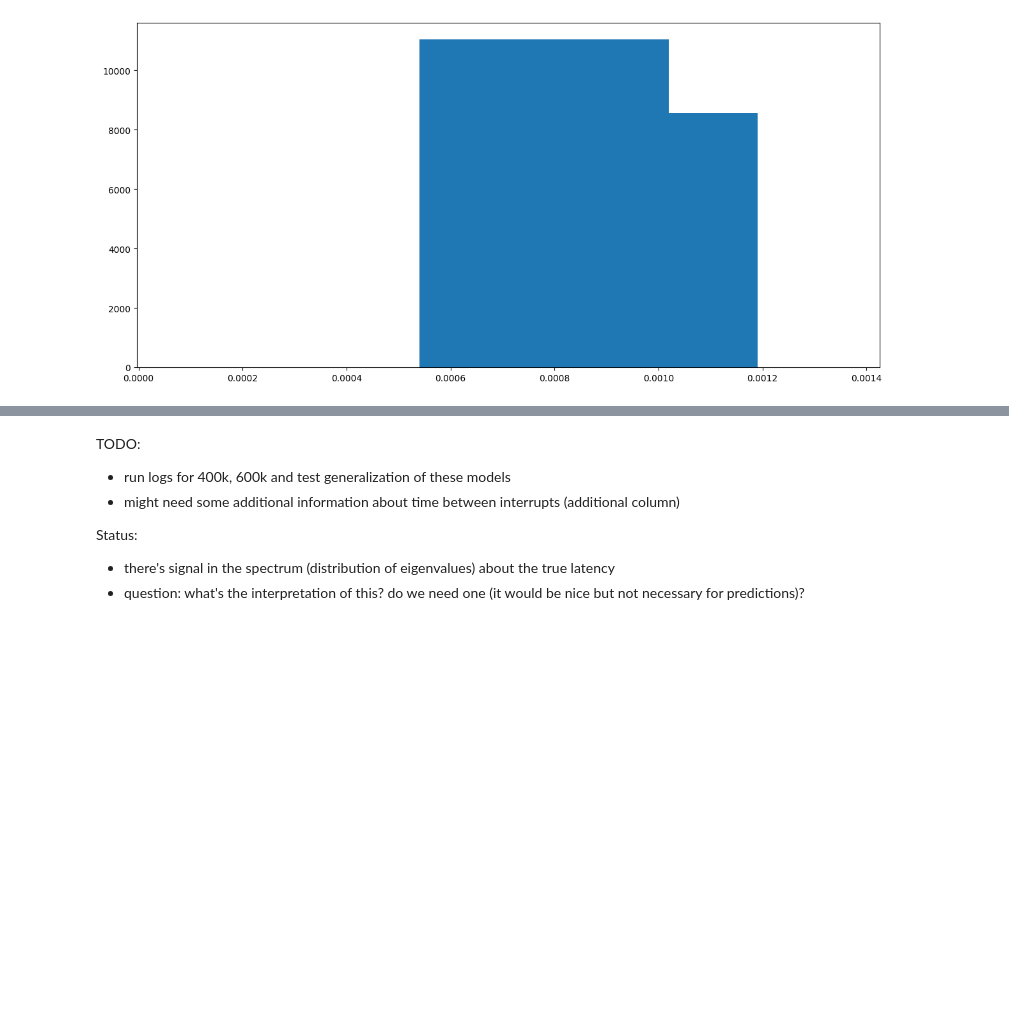
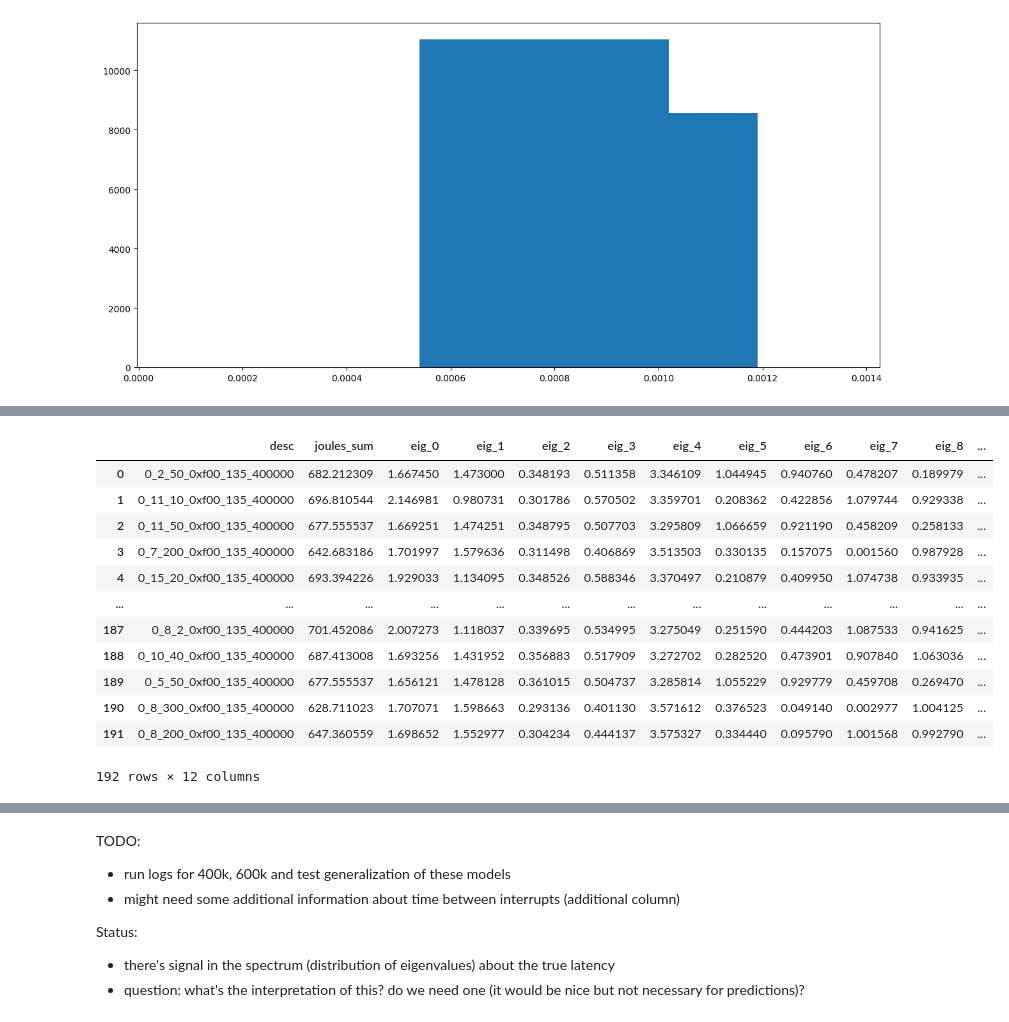
Before and after one commit to awadyn/network_exec_energy_study, a Jupyter notebook: full_logs/Analysis of correlation eigenvalues.ipynb, the cells around one changed output, grey strips where cells are left out. Saved outputs shown, nothing was run; the diff lists cells and outputs as text; code cells hidden in the pictures; blank space fills up the shorter version.

Commit message:
Adding some code to compare energy numbers with Han's summary data.

```diff
--- a/full_logs/Analysis of correlation eigenvalues.ipynb
+++ b/full_logs/Analysis of correlation eigenvalues.ipynb
@@ -101,0 +123,23 @@ bins:  [6.13272625e-05 5.40483785e-04 1.01964031e-03 1.19014160e-03
+# %%
+itr = '300'
+dvfs = '0xf00'
+qps = '400'
+rapl = '135'
+run = '0'
+# %%
+energy_eig_df = pd.read_csv('new_eigenval_dfs/energy_eig_' + dvfs + '_' + qps + 'k.csv', sep = ',')
+energy_eig_df
+# %% [output]
+|  | desc | joules_sum | eig_0 | eig_1 | eig_2 | eig_3 | eig_4 | eig_5 | eig_6 | eig_7 | eig_8 | ... |
+| 0 | 0_2_50_0xf00_135_400000 | 682.212309 | 1.667450 | 1.473000 | 0.348193 | 0.511358 | 3.346109 | 1.044945 | 0.940760 | 0.478207 | 0.189979 | ... |
+| 1 | 0_11_10_0xf00_135_400000 | 696.810544 | 2.146981 | 0.980731 | 0.301786 | 0.570502 | 3.359701 | 0.208362 | 0.422856 | 1.079744 | 0.929338 | ... |
+| 2 | 0_11_50_0xf00_135_400000 | 677.555537 | 1.669251 | 1.474251 | 0.348795 | 0.507703 | 3.295809 | 1.066659 | 0.921190 | 0.458209 | 0.258133 | ... |
+| 3 | 0_7_200_0xf00_135_400000 | 642.683186 | 1.701997 | 1.579636 | 0.311498 | 0.406869 | 3.513503 | 0.330135 | 0.157075 | 0.001560 | 0.987928 | ... |
+| 4 | 0_15_20_0xf00_135_400000 | 693.394226 | 1.929033 | 1.134095 | 0.348526 | 0.588346 | 3.370497 | 0.210879 | 0.409950 | 1.074738 | 0.933935 | ... |
+| ... | ... | ... | ... | ... | ... | ... | ... | ... | ... | ... | ... | ... |
+| 187 | 0_8_2_0xf00_135_400000 | 701.452086 | 2.007273 | 1.118037 | 0.339695 | 0.534995 | 3.275049 | 0.251590 | 0.444203 | 1.087533 | 0.941625 | ... |
+| 188 | 0_10_40_0xf00_135_400000 | 687.413008 | 1.693256 | 1.431952 | 0.356883 | 0.517909 | 3.272702 | 0.282520 | 0.473901 | 0.907840 | 1.063036 | ... |
+| 189 | 0_5_50_0xf00_135_400000 | 677.555537 | 1.656121 | 1.478128 | 0.361015 | 0.504737 | 3.285814 | 1.055229 | 0.929779 | 0.459708 | 0.269470 | ... |
+| 190 | 0_8_300_0xf00_135_400000 | 628.711023 | 1.707071 | 1.598663 | 0.293136 | 0.401130 | 3.571612 | 0.376523 | 0.049140 | 0.002977 | 1.004125 | ... |
+| 191 | 0_8_200_0xf00_135_400000 | 647.360559 | 1.698652 | 1.552977 | 0.304234 | 0.444137 | 3.575327 | 0.334440 | 0.095790 | 1.001568 | 0.992790 | ... |
+192 rows × 12 columns
```
Also changed, not shown: parts of 14 cells of this notebook.
